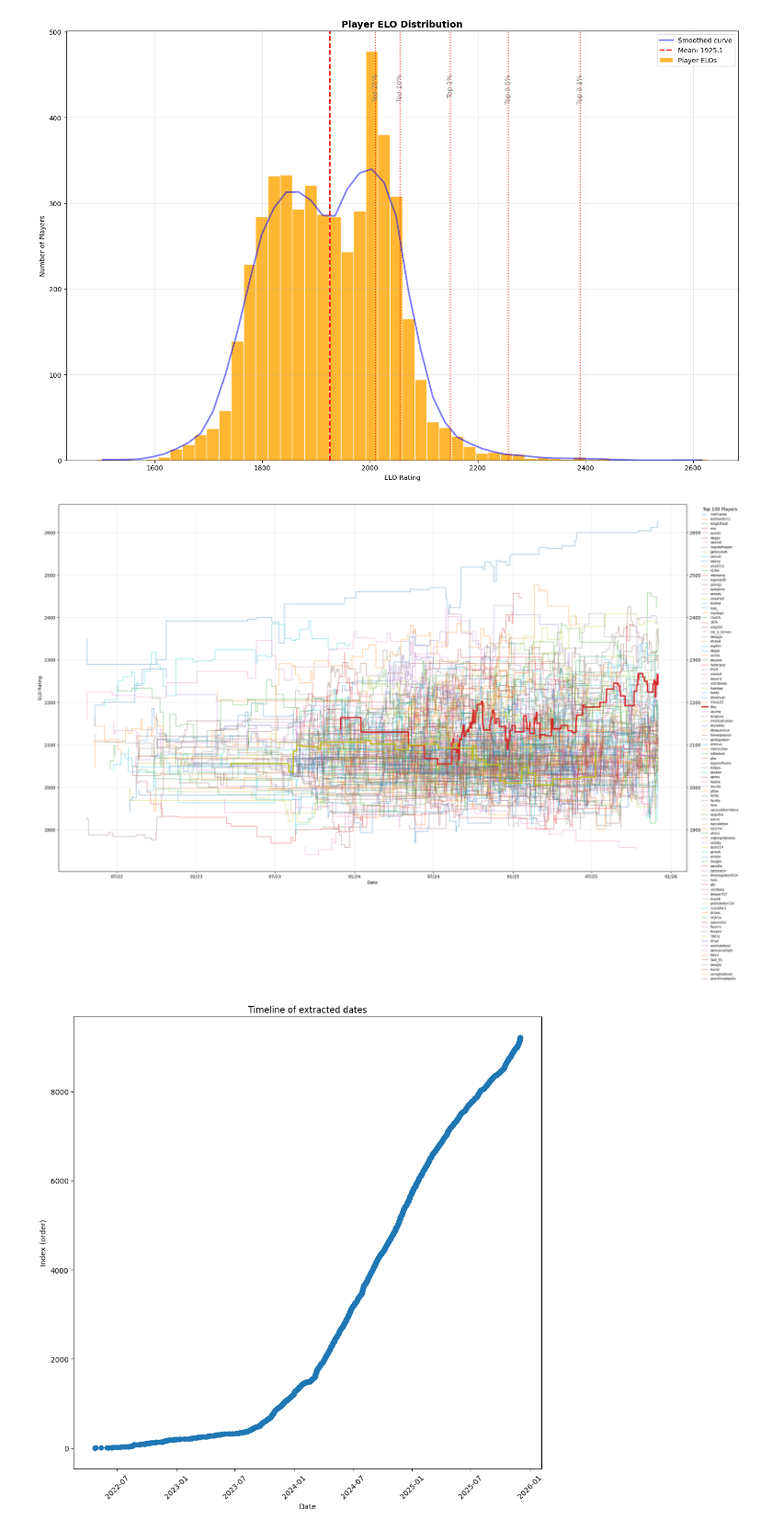
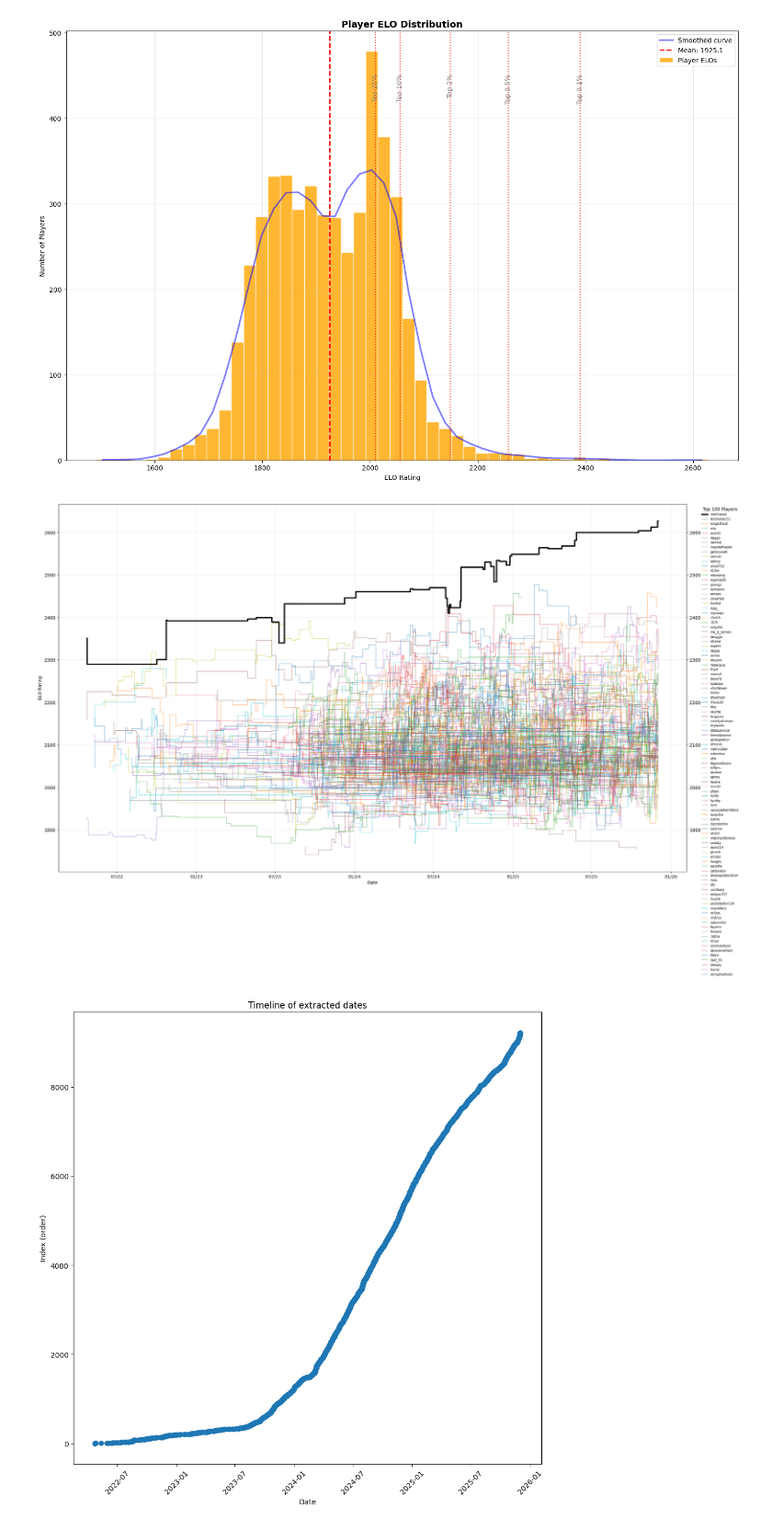
Before and after one commit to ProfX33/mctiers-elo, a Jupyter notebook: elo-analysis.ipynb, the cells around one changed output. Shown at 92% size. Drawn from its saved outputs; the diff is of its cells as text; code cells hidden in the pictures.

```diff
--- a/elo-analysis.ipynb
+++ b/elo-analysis.ipynb
@@ -25,6 +44,7 @@ data = (cpvp_lt_mct_data + cpvp_mct_data)
 # %%
 import re
 
+data = load_data()
 data = data.lower().strip()
 data = re.sub("won", "", data)
 data = re.sub("lost", "", data)
@@ -90,7 +112,6 @@ DEFAULT_ELO = 2000
 K = 70 if FT4_GM else 100
 DATE_FORMAT = "%d/%m/%Y, %H:%M"
 DUPLICATE_WINDOW = timedelta(days=30)
-COUNT_INDIVIDUAL_ROUNDS = False
 BASE_WEIGHT = 0.1
 ITERATION_COUNT = 10
 RESET_DIVISOR = 1.8
@@ -201,26 +222,19 @@ def process_messages(messages: List[List[str]]) -> Dict[str, dict]:
                 # --- ELO Update ------------------------------------------------
                 r1, r2 = players[player]["elo"], players[opponent]["elo"]
 
-                if COUNT_INDIVIDUAL_ROUNDS:
-                    for _ in range(wins):
-                        r1, r2 = update_elo(r1, r2, 1)
-                    for _ in range(losses):
-                        r1, r2 = update_elo(r1, r2, 0)
+                total = wins + losses
+                if total == 0:
+                    score = 0.5
+                else:
+                    ratio = wins / total
+                    if wins > losses:
+                        score = BASE_WEIGHT + (1 - BASE_WEIGHT) * ratio
+                    elif losses > wins:
+                        score = (1 - BASE_WEIGHT) * ratio
+                    else:
+                        score = 0.5
 
-                else:
-                    total = wins + losses
-                    if total == 0:
-                        score = 0.5
-                    else:
-                        ratio = wins / total
-                        if wins > losses:
-                            score = BASE_WEIGHT + (1 - BASE_WEIGHT) * ratio
-                        elif losses > wins:
-                            score = (1 - BASE_WEIGHT) * ratio
-                        else:
-                            score = 0.5
-
-                    r1, r2 = update_elo(r1, r2, score)
+                r1, r2 = update_elo(r1, r2, score)
 
                 # Apply results
                 players[player]["elo"] = r1
@@ -377,7 +391,7 @@ Rank Player                   ELO    Peak    Tier  PeakTier
 import requests
 import time
 
-url = "https://mctiers.com/api/tier/vanilla?count=50&from="
+url = f"https://mctiers.com/api/tier/{gamemode}?count=50&from="
 
 lt3, ht3, lt2, ht2, lt1, ht1 = [], [], [], [], [], []
 
@@ -413,7 +427,8 @@ for i in range(160):
             pos = playerranking[1]  # 0=high, 1=low
 
             playername = rankings["players"][playeruuid]["name"].lower()
-            #print("  ", playername)
+            if (debug_print):
+                print("  ", playername)
 
             # Classification logic
             if tierindex == 0:
@@ -444,7 +477,7 @@ def get_elos(player_list, players_dict):
         key = name.lower()
         if key in players_dict:
             elos.append(players_dict[key]["elo"])
-        else:
+        elif (debug_print):
             print(f"Missing player in players_dict: {name}")
     return elos
 
@@ -733,13 +766,13 @@ def plot_elo_progress(players, sample=None, highlight=None, extend_cutoff_days=2
 # %%
 top_n = 500
 top_players = sorted(players.items(), key=lambda kv: kv[1]["peak"], reverse=True)[:top_n]
 
 #plot_elo_progress(dict(top_players), sample=["itzrealsme", "dreamsan", "marlowww", "crey6712", "camcal", "awerial", "evantii", "wraxps", "gallerywalk"]) # All former HT1s
 #plot_elo_progress(dict(top_players), sample=["jaoling", "cowarted", "asteroides", "revcltz", "walksy", "awerial", "2sap", "replaqing", "turrnn", "me_is_lennon", "halalcpvp", "vrzc", "tokenu", "jesprr", "nopzdaflopper", "mystoqn", "vulgular", "lalekz", "daquaviousblm", "quelchi"]) # EU PLAYERS
 
-plot_elo_progress(dict(top_players), highlight=["drdonutt", "zfay"], extend_cutoff_days=40)
+plot_elo_progress(dict(top_players), highlight=["marlowww"], extend_cutoff_days=40)
 # %% [output]
-[figure, old version]
+[figure, new version]
 # %%
 # FIND LARGE TIME GAPS IN COPY PASTED DATA
 
```
Also changed, not shown: parts of 11 cells of this notebook, 2 other files.
